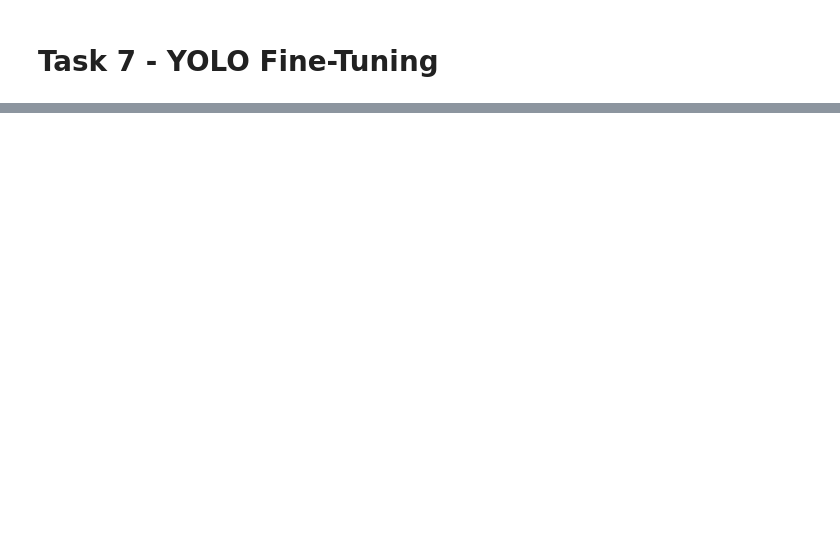
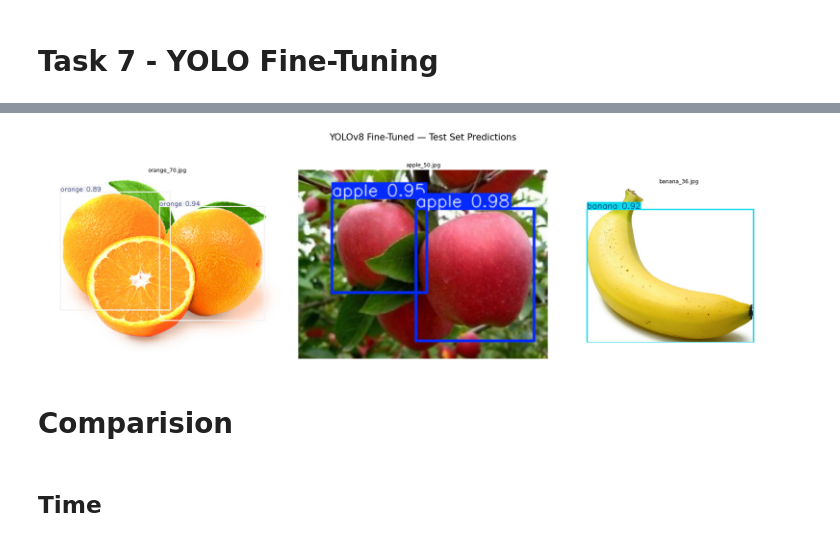
Before and after one commit to dhaivatjani/Deep-Learning-Lab, a Jupyter notebook: Lab04/Lab04.ipynb, the cells around one changed output, grey strips where cells are left out. Cells and saved outputs as stored; diff of their text form; code cells hidden in the pictures; blank space fills up the shorter version.

```diff
--- a/Lab04/Lab04.ipynb
+++ b/Lab04/Lab04.ipynb
@@ -628,0 +621,10 @@ The IoU threshold controls how aggressively NMS suppresses overlapping boxes:
+# %%
+import shutil
+
+YOLO_ROOT = r"D:\College\DAU\Sem 02\Deep Learning\Lab04\Fruit Images for Object Detection"
+
+for split in ["train", "val", "test"]:
+    os.makedirs(os.path.join(YOLO_ROOT, "images", split), exist_ok=True)
+    os.makedirs(os.path.join(YOLO_ROOT, "labels", split), exist_ok=True)
+
+CLASS_MAP = {"apple": 0, "banana": 1, "orange": 2}
@@ -628,0 +763,19 @@ The IoU threshold controls how aggressively NMS suppresses overlapping boxes:
+# %%
+# ─── Evaluate on test set ───
+best_weights = "yolo_runs/yolov8n_fruit/weights/best.pt"
+finetuned_model = YOLO(best_weights)
+
+print("Evaluating fine-tuned model on test set...")
+eval_results = finetuned_model.val(
+    data=yaml_path,
+    split="test",
+    verbose=True
+)
+
+map50    = eval_results.box.map50
+map50_95 = eval_results.box.map
+
+print(f"\n{'='*40}")
+print(f"  mAP@50    : {map50:.4f}")
+print(f"  mAP@50-95 : {map50_95:.4f}")
+print(f"{'='*40}")
@@ -628,0 +800,22 @@ The IoU threshold controls how aggressively NMS suppresses overlapping boxes:
+# %%
+# ─── Run inference on 3 test images ───
+test_img_paths = [p for p, _ in splits["test"]][:3]
+
+fig, axes = plt.subplots(1, 3, figsize=(18, 6))
+fig.suptitle("YOLOv8 Fine-Tuned — Test Set Predictions", fontsize=15)
+
+for ax, img_path in zip(axes, test_img_paths):
+    result = finetuned_model(img_path, verbose=False)[0]
+    plotted = result.plot()            # Returns BGR numpy array with boxes drawn
+    ax.imshow(cv2.cvtColor(plotted, cv2.COLOR_BGR2RGB))
+    ax.set_title(os.path.basename(img_path), fontsize=9)
+    ax.axis("off")
+
+plt.tight_layout()
+plt.show()
+# %% [output]
+[figure, added]
+# %% [markdown]
+# Comparision
+# %% [markdown]
+## Time
```
Also changed, not shown: parts of 33 cells of this notebook, 2 other files.
